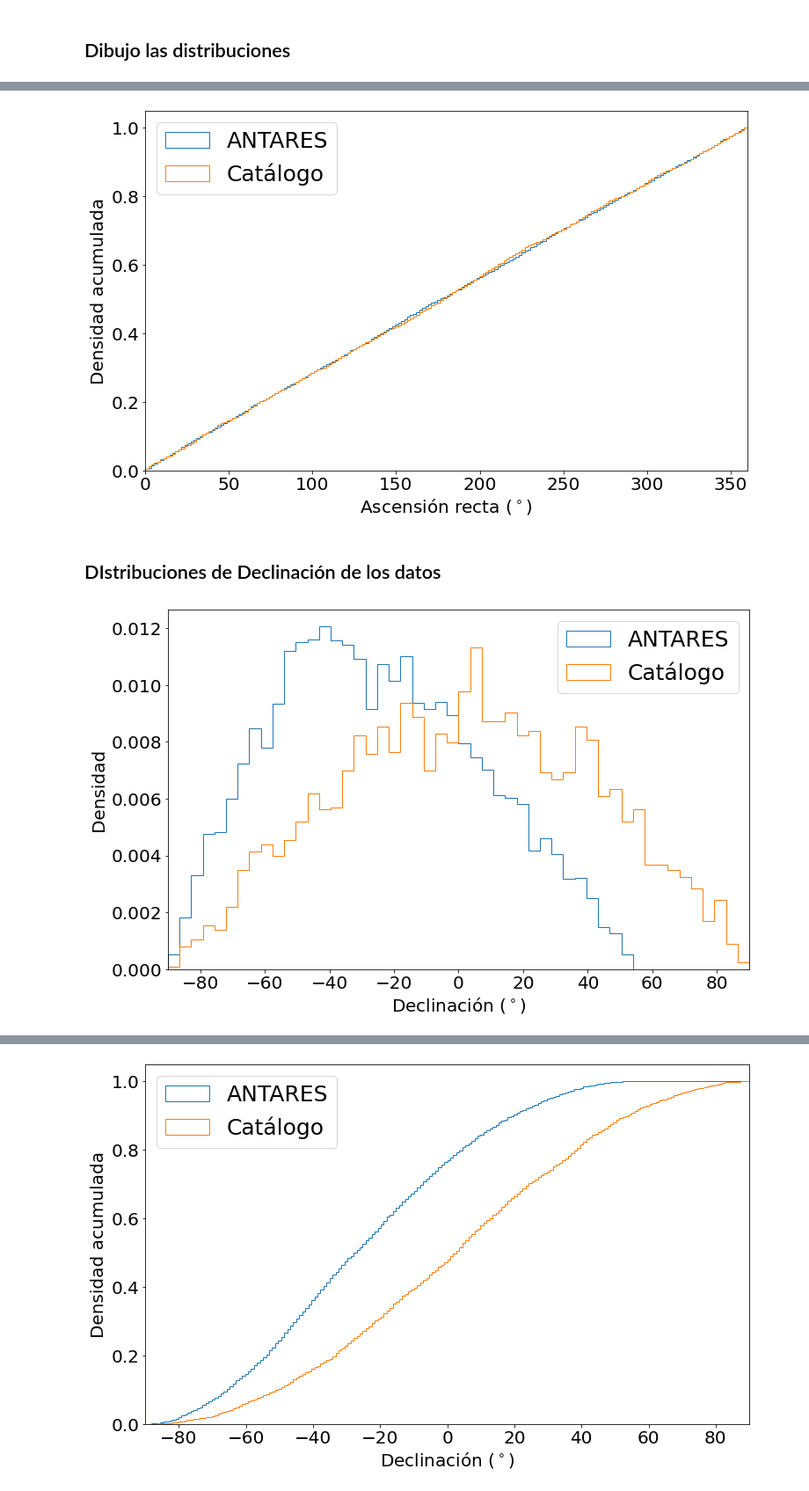
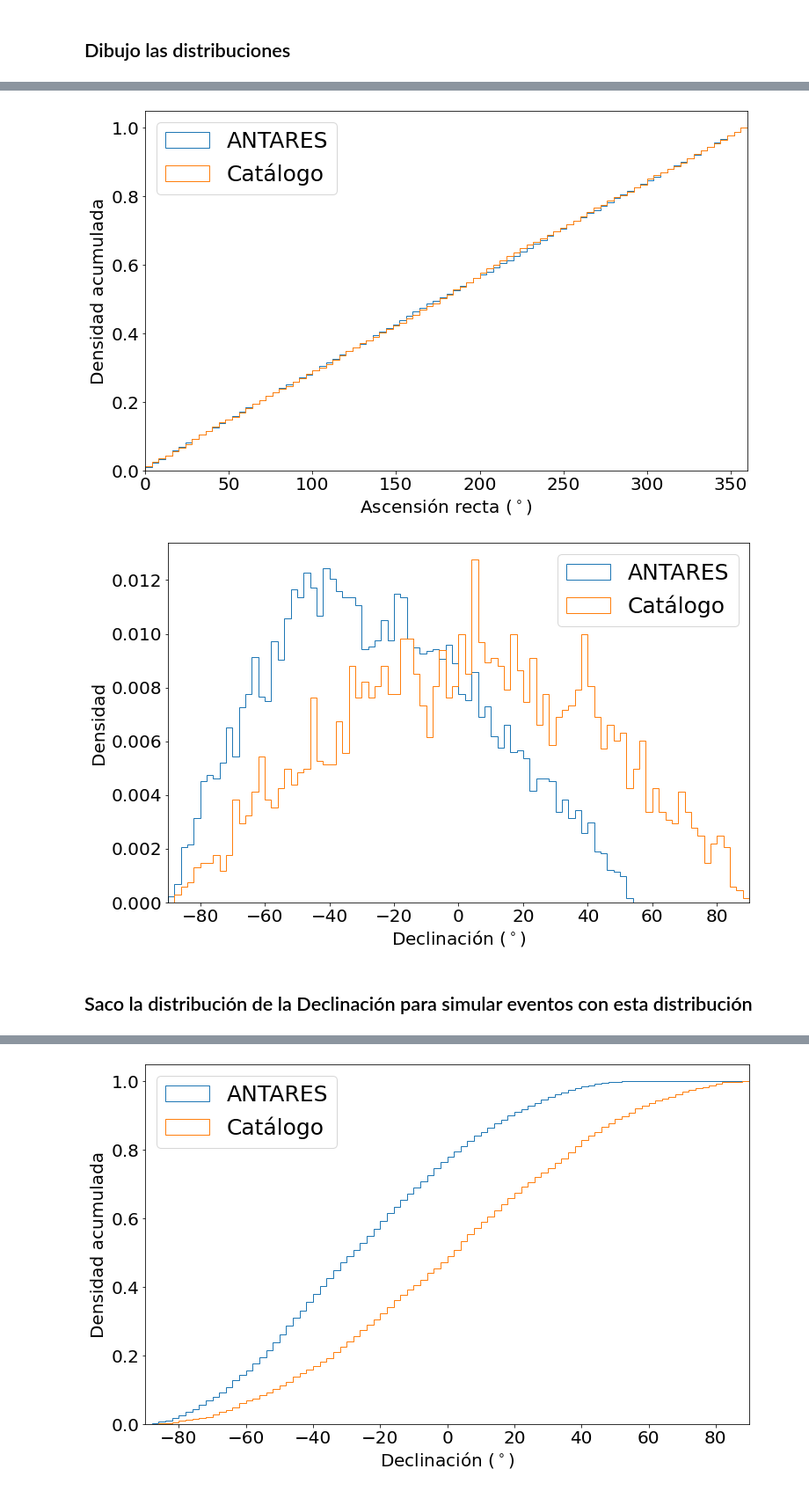
Before and after one commit to jgarmen-upv/estancia, a Jupyter notebook: estancia.ipynb, the cells around one changed output, grey strips where cells are left out. Shown: that part at 88% size. Cells and saved outputs as stored; diff of their text form; code cells hidden in the pictures.

```diff
--- a/estancia.ipynb
+++ b/estancia.ipynb
@@ -137,8 +114,8 @@ plt.show()
 # %%
-# Distribucion acumulada
 plt.close('all')
 plt.figure(figsize=(11,7))
 
+bins = 90
 plt.hist(antares.ra.to_value(),
          bins = bins,
          range=(0,360),
@@ -162,37 +139,36 @@ plt.legend(loc='upper left', fontsize = 25)
 #plt.grid()
 plt.tight_layout()
 
-plt.savefig("ra_acumulada.pdf")
 plt.show()
 # %% [output]
-[figure, old version]
+[figure, new version]
-# %% [markdown]
-## DIstribuciones de Declinación de los datos
 # %%
 plt.close('all')
 plt.figure(figsize=(11,7))
 
+bins = 90
 plt.hist(antares.dec.to_value(),
-         bins = 50,
+         bins = bins,
          range=(-90,90),
          histtype='step',
          density = True,
          label='ANTARES')
 
 plt.hist(cat.dec.to_value(),
-         bins = 50,
+         bins = bins,
          range=(-90,90),
          histtype='step',
          density = True,
          label='Catálogo')
 
 plt.xlim(-90,90)
 plt.xlabel(r'Declinación ($^\circ$)')
 plt.ylabel(r'Densidad')
 plt.legend(loc='upper right', fontsize = 25)
 plt.tight_layout()
 
-plt.savefig("dec.pdf")
 plt.show()
 # %% [output]
-[figure, old version]
+[figure, new version]
+# %% [markdown]
+## Saco la distribución de la Declinación para simular eventos con esta distribución
```
Also changed, not shown: parts of 59 cells of this notebook.
